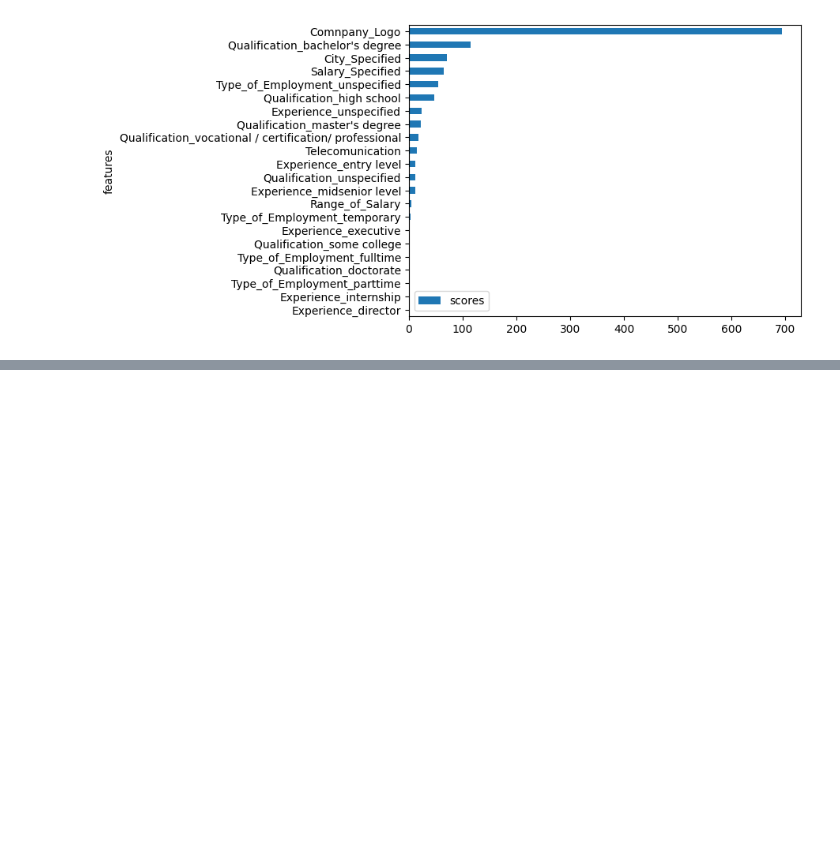
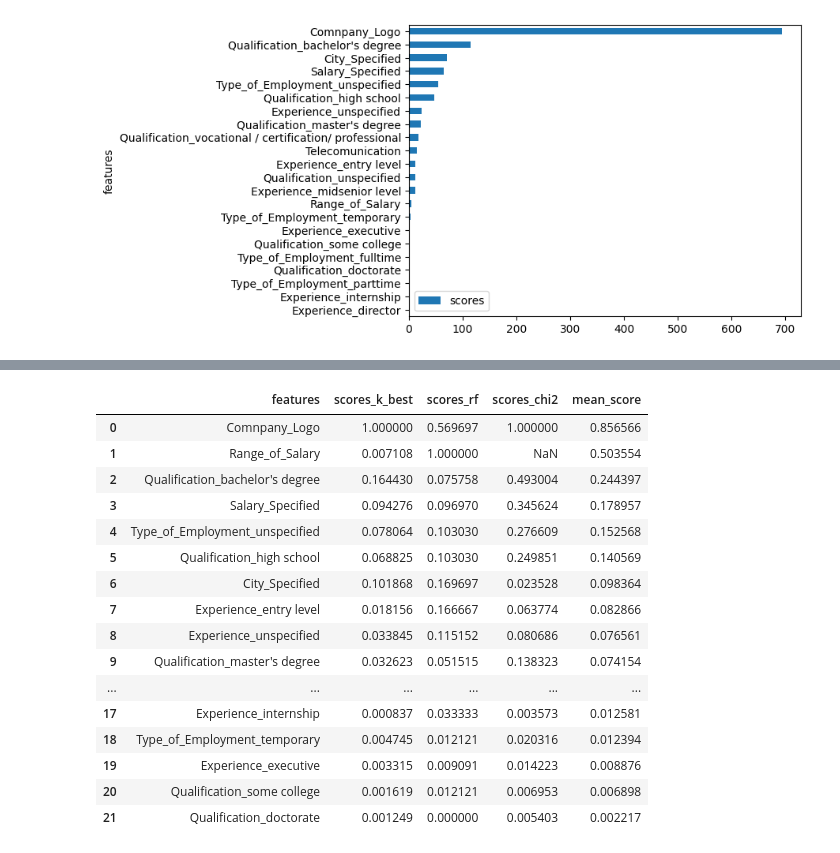
Before and after one commit to cheryltan17/DSA4263-Project, a Jupyter notebook: eda_ftr_eng/ftr_eng.ipynb, the cells around one changed output, grey strips where cells are left out. Cells and saved outputs as stored; diff of their text form; code cells hidden in the pictures; blank space fills up the shorter version.

```diff
--- a/eda_ftr_eng/ftr_eng.ipynb
+++ b/eda_ftr_eng/ftr_eng.ipynb
@@ -447,0 +346,20 @@ KeyError: 'Job Title_embed_reduced'
+# %%
+combined_scores
+# %% [output]
+|  | features | scores_k_best | scores_rf | scores_chi2 | mean_score |
+| 0 | Comnpany_Logo | 1.000000 | 0.569697 | 1.000000 | 0.856566 |
+| 1 | Range_of_Salary | 0.007108 | 1.000000 | NaN | 0.503554 |
+| 2 | Qualification_bachelor's degree | 0.164430 | 0.075758 | 0.493004 | 0.244397 |
+| 3 | Salary_Specified | 0.094276 | 0.096970 | 0.345624 | 0.178957 |
+| 4 | Type_of_Employment_unspecified | 0.078064 | 0.103030 | 0.276609 | 0.152568 |
+| 5 | Qualification_high school | 0.068825 | 0.103030 | 0.249851 | 0.140569 |
+| 6 | City_Specified | 0.101868 | 0.169697 | 0.023528 | 0.098364 |
+| 7 | Experience_entry level | 0.018156 | 0.166667 | 0.063774 | 0.082866 |
+| 8 | Experience_unspecified | 0.033845 | 0.115152 | 0.080686 | 0.076561 |
+| 9 | Qualification_master's degree | 0.032623 | 0.051515 | 0.138323 | 0.074154 |
+| ... | ... | ... | ... | ... | ... |
+| 17 | Experience_internship | 0.000837 | 0.033333 | 0.003573 | 0.012581 |
+| 18 | Type_of_Employment_temporary | 0.004745 | 0.012121 | 0.020316 | 0.012394 |
+| 19 | Experience_executive | 0.003315 | 0.009091 | 0.014223 | 0.008876 |
+| 20 | Qualification_some college | 0.001619 | 0.012121 | 0.006953 | 0.006898 |
+| 21 | Qualification_doctorate | 0.001249 | 0.000000 | 0.005403 | 0.002217 |
```
Also changed, not shown: parts of 17 cells of this notebook, 2 other files.
